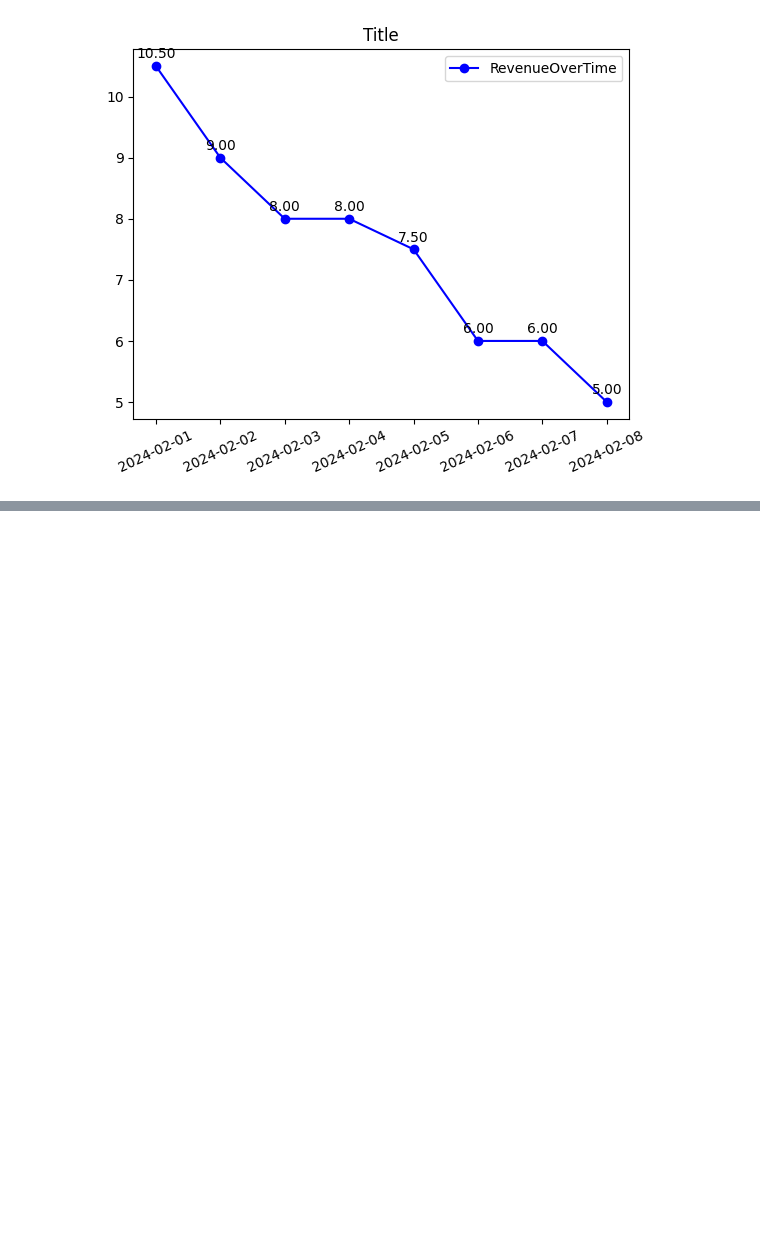
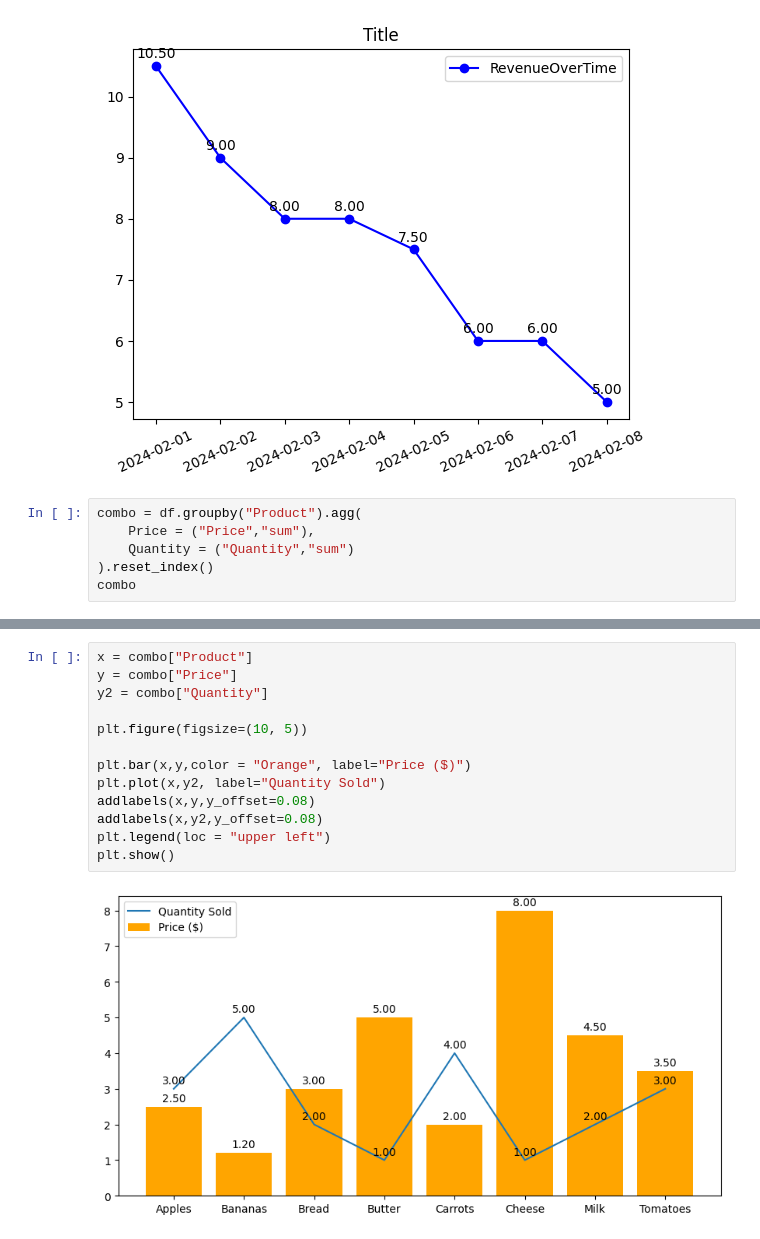
Before and after one commit to Joefried20/UsefulPythonTricks, a Jupyter notebook: DataLables.ipynb, the cells around one changed output, grey strips where cells are left out. Cells and saved outputs as stored; diff of their text form; blank space fills up the shorter version.

```diff
--- a/DataLables.ipynb
+++ b/DataLables.ipynb
@@ -32,3 +32,9 @@ plt.legend(["RevenueOverTime"],loc = "upper right")
 plt.show()
 # %% [output]
 [figure]
+# %%
+combo = df.groupby("Product").agg(
+    Price = ("Price","sum"),
+    Quantity = ("Quantity","sum")
+).reset_index()
+combo
@@ -34,0 +51,15 @@ plt.show()
+# %%
+x = combo["Product"]
+y = combo["Price"]
+y2 = combo["Quantity"]
+
+plt.figure(figsize=(10, 5))
+
+plt.bar(x,y,color = "Orange", label="Price ($)")
+plt.plot(x,y2, label="Quantity Sold")
+addlabels(x,y,y_offset=0.08)
+addlabels(x,y2,y_offset=0.08)
+plt.legend(loc = "upper left")
+plt.show()
+# %% [output]
+[figure, added]
```
Also changed, not shown: parts of 1 cell of this notebook.
